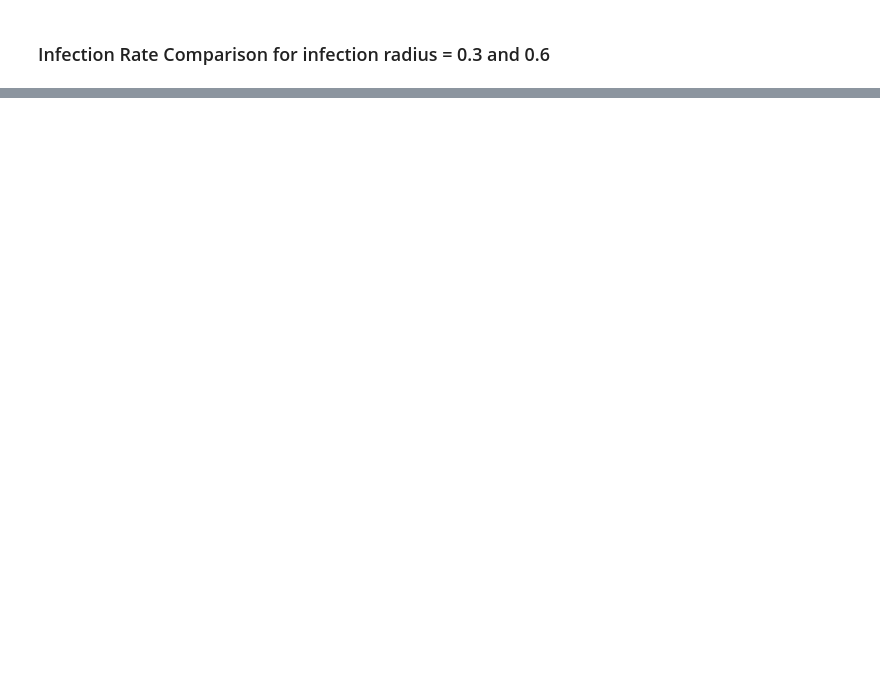
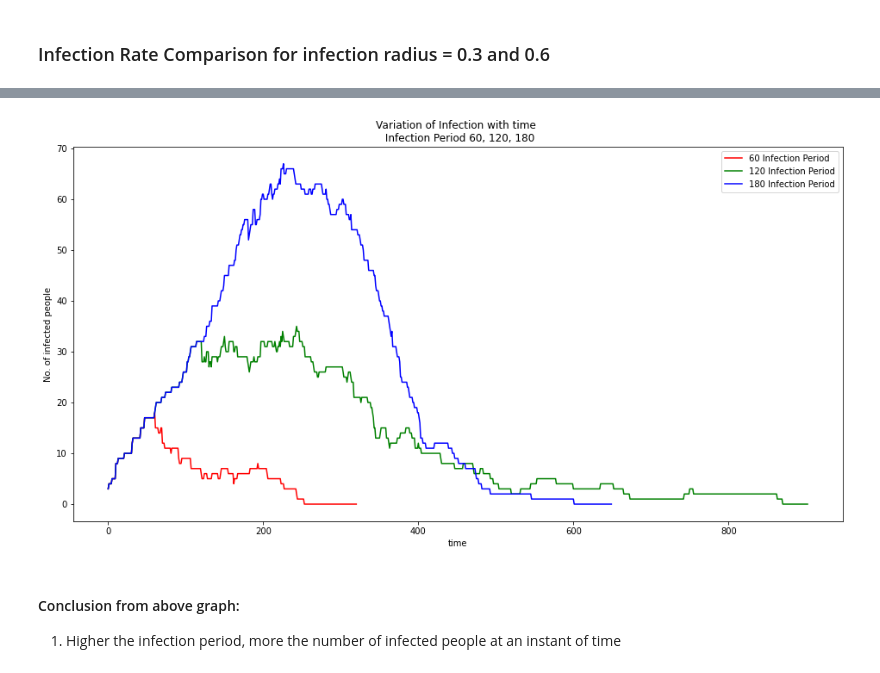
Before and after one commit to NirajanBekoju/Epidemic-Modelling, a Jupyter notebook: Data Analysis.ipynb, the cells around one changed output, grey strips where cells are left out. Cells and saved outputs as stored; diff of their text form; code cells hidden in the pictures; blank space fills up the shorter version.

```diff
--- a/Data Analysis.ipynb
+++ b/Data Analysis.ipynb
@@ -83,0 +136,15 @@ From the above graph, it is clear that when the infection radius increases, rate
+# %%
+plt.figure(figsize=(16, 8))
+plt.plot(dataf03_60_100_3["I"], color = 'r', label="60 Infection Period")
+plt.plot(dataf03_120_100_3["I"], color = 'g', label="120 Infection Period")
+plt.plot(dataf03_180_100_3["I"], color = 'b', label="180 Infection Period")
+plt.title("Variation of Infection with time \n Infection Period 60, 120, 180")
+plt.legend()
+plt.xlabel("time")
+plt.ylabel("No. of infected people")
+plt.show()
+# %% [output]
+[figure, added]
+# %% [markdown]
+#### Conclusion from above graph:
+1. Higher the infection period, more the number of infected people at an instant of time
```
Also changed, not shown: parts of 17 cells of this notebook.
